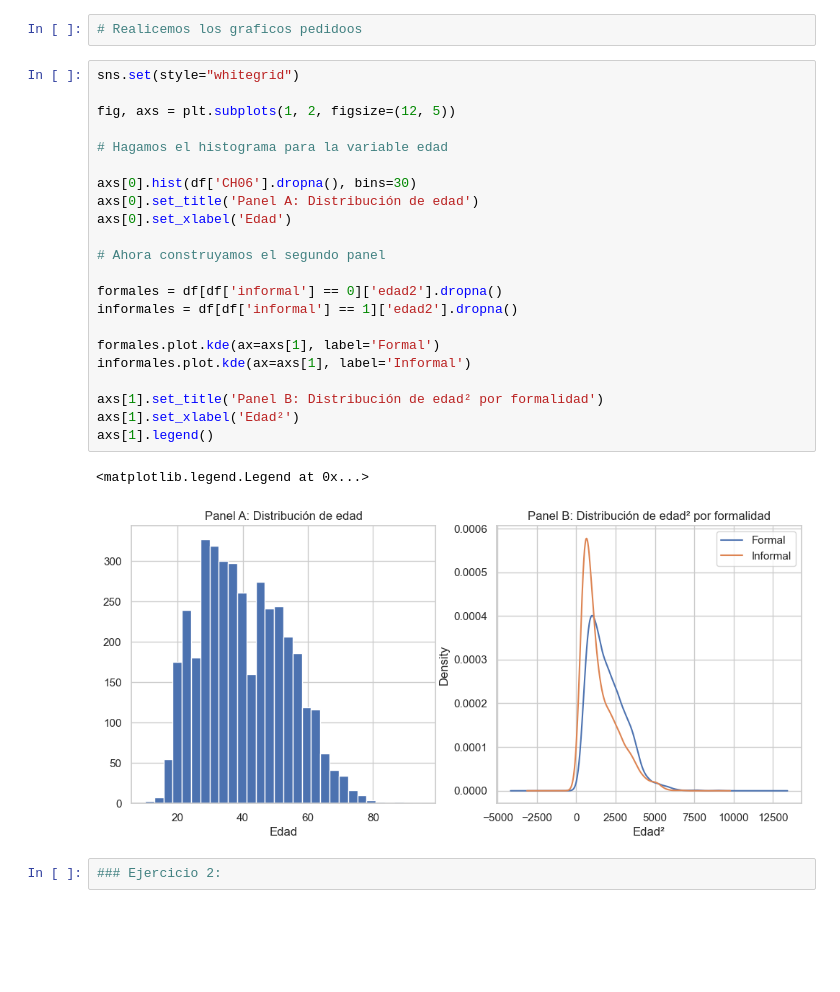
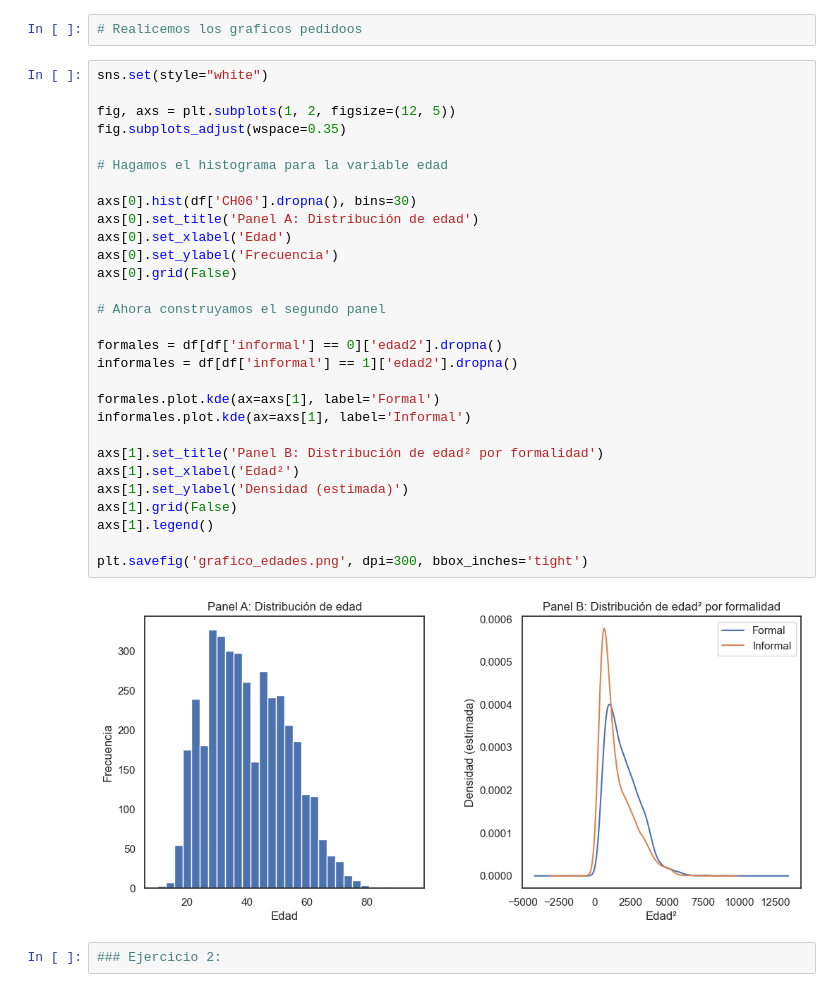
Before and after one commit to mariasolsampogna/E337_Grupo2, a Jupyter notebook: TP2/Tp2.ipynb, the cells around one changed output. Drawn from its saved outputs; the diff is of its cells as text; blank space fills up the shorter version.

```diff
--- a/TP2/Tp2.ipynb
+++ b/TP2/Tp2.ipynb
@@ -38,30 +38,36 @@ Index(['CH04', 'CH06', 'CH07', 'CH08', 'NIVEL_ED', 'ESTADO', 'CAT_INAC',
 # %%
 # Realicemos los graficos pedidoos
 # %%
-sns.set(style="whitegrid")
+sns.set(style="white")
 
 fig, axs = plt.subplots(1, 2, figsize=(12, 5))
+fig.subplots_adjust(wspace=0.35)
 
 # Hagamos el histograma para la variable edad
 
 axs[0].hist(df['CH06'].dropna(), bins=30)
 axs[0].set_title('Panel A: Distribución de edad')
 axs[0].set_xlabel('Edad')
+axs[0].set_ylabel('Frecuencia')
+axs[0].grid(False)
 
 # Ahora construyamos el segundo panel
 
 formales = df[df['informal'] == 0]['edad2'].dropna()
 informales = df[df['informal'] == 1]['edad2'].dropna()
 
 formales.plot.kde(ax=axs[1], label='Formal')
 informales.plot.kde(ax=axs[1], label='Informal')
 
 axs[1].set_title('Panel B: Distribución de edad² por formalidad')
 axs[1].set_xlabel('Edad²')
+axs[1].set_ylabel('Densidad (estimada)')
+axs[1].grid(False)
 axs[1].legend()
+
+plt.savefig('grafico_edades.png', dpi=300, bbox_inches='tight')
 # %% [output]
-<matplotlib.legend.Legend at 0x...>
-[figure, old version]
+[figure, new version]
 # %%
 ### Ejercicio 2:
 # %%
```
Also changed, not shown: parts of 17 cells of this notebook.
